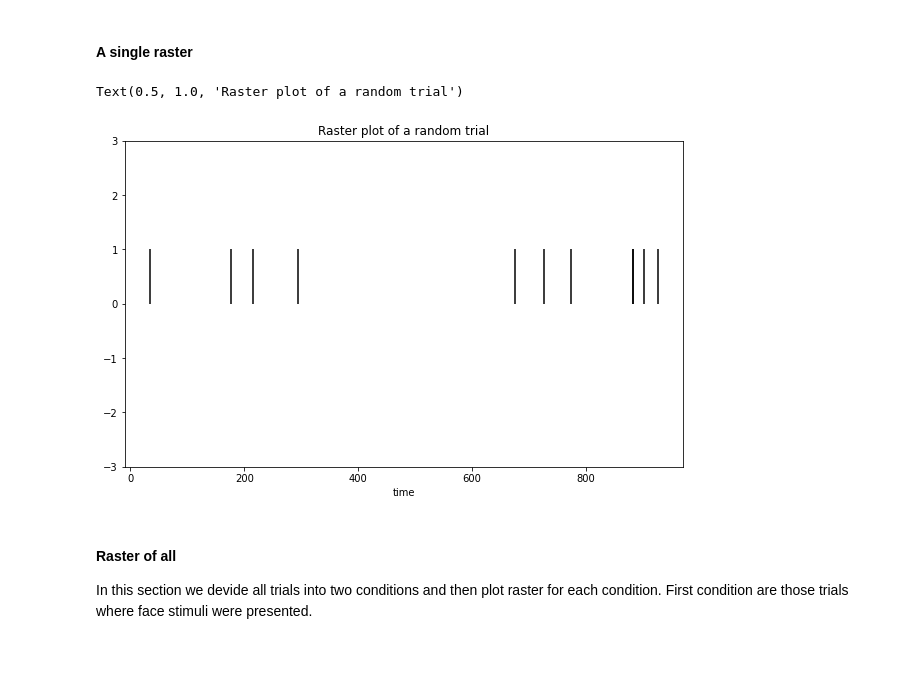
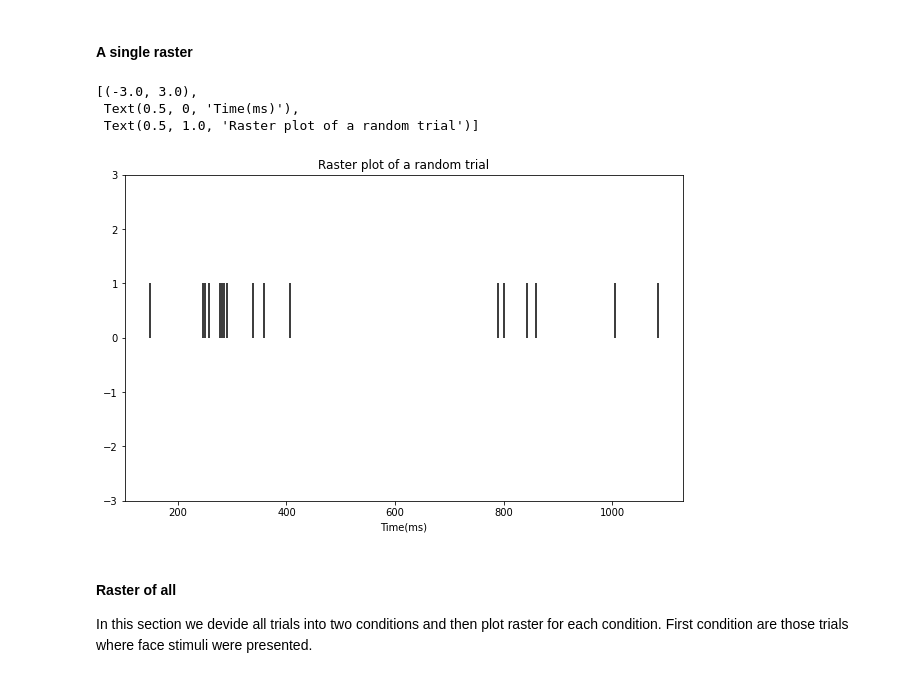
Before and after one commit to MiladQolami/Neural-Data-Analysis, a Jupyter notebook: MainCode.ipynb, the cells around one changed output. Cells and saved outputs as stored; diff of their text form; code cells hidden in the pictures.

```diff
--- a/MainCode.ipynb
+++ b/MainCode.ipynb
@@ -18,27 +22,26 @@ import scipy.io as sio
 from scipy.signal import savgol_filter
 %matplotlib inline
 plt.rcParams["figure.figsize"] = (10,6)
-
-
-
-spikes = sio.loadmat('spikes.mat')
-type(spikes)
-spikes.keys()
-spikes = spikes['spikes']
-nTrials = np.shape(spikes)[0]
+# %%
+spikes = sio.loadmat('/content/BasicNeuralDataAnalysis/SpikeTrianVisualization/Python/spikes.mat')
+type(spikes)
+spikes.keys()
+spikes = spikes['spikes']
+nTrials = np.shape(spikes)[0]
 # %% [markdown]
 ### **Raster plot**
 # %% [markdown]
 #### A single raster
 # %%
 RandomTrial = np.random.random_integers(nTrials)
-plt.vlines(np.argwhere(spikes[RandomTrial,:]),0,1)
-plt.ylim([-3, 3])
-plt.xlabel('time')
-plt.title('Raster plot of a random trial')
+fig,ax = plt.subplots()
+ax.vlines(np.argwhere(spikes[RandomTrial,:]),0,1)
+ax.set(ylim=[-3,3],xlabel='Time(ms)',title='Raster plot of a random trial')
 # %% [output]
-Text(0.5, 1.0, 'Raster plot of a random trial')
+[(-3.0, 3.0),
+ Text(0.5, 0, 'Time(ms)'),
+ Text(0.5, 1.0, 'Raster plot of a random trial')]
-[figure, old version]
+[figure, new version]
 # %% [markdown]
   #### Raster of all
   In this section we devide all trials into two conditions and then plot raster for each condition. First condition are those trials where face stimuli were presented.
```
Also changed, not shown: parts of 6 cells of this notebook.
